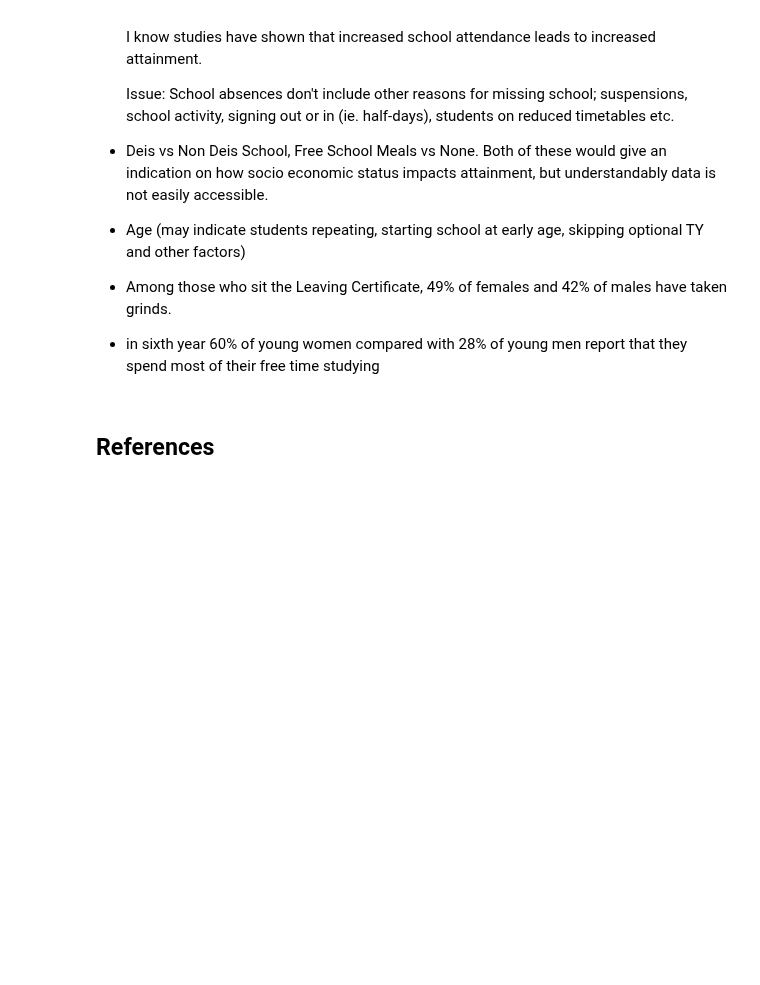
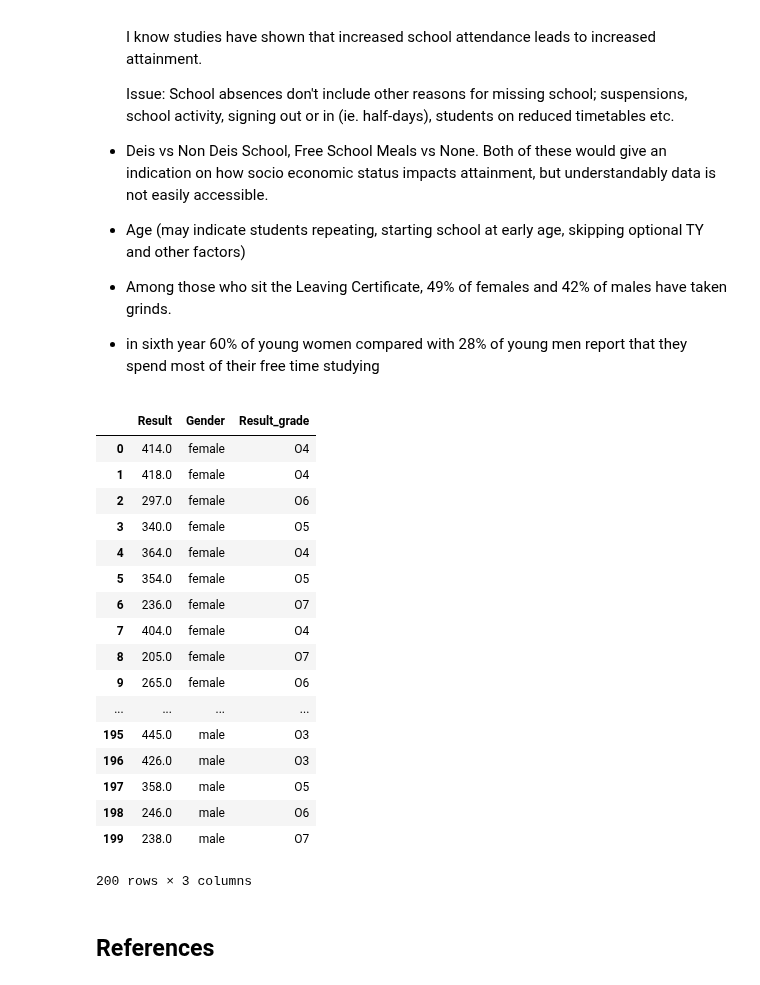
Before and after one commit to MarionMcG/python-fundamentals-project, a Jupyter notebook: exam-cohort.ipynb, the cells around one changed output. Drawn from its saved outputs; the diff is of its cells as text; code cells hidden in the pictures; blank space fills up the shorter version.

```diff
--- a/exam-cohort.ipynb
+++ b/exam-cohort.ipynb
@@ -301,6 +301,27 @@ Other factors to consider
 - Age (may indicate students repeating, starting school at early age, skipping optional TY and other factors)
 - Among those who sit the Leaving Certificate, 49% of females and 42% of males have taken grinds.
 - in sixth year 60% of young women compared with 28% of young men report that they spend most of their free time studying
+# %%
+df
+# %% [output]
+|  | Result | Gender | Result_grade |
+| 0 | 414.0 | female | O4 |
+| 1 | 418.0 | female | O4 |
+| 2 | 297.0 | female | O6 |
+| 3 | 340.0 | female | O5 |
+| 4 | 364.0 | female | O4 |
+| 5 | 354.0 | female | O5 |
+| 6 | 236.0 | female | O7 |
+| 7 | 404.0 | female | O4 |
+| 8 | 205.0 | female | O7 |
+| 9 | 265.0 | female | O6 |
+| ... | ... | ... | ... |
+| 195 | 445.0 | male | O3 |
+| 196 | 426.0 | male | O3 |
+| 197 | 358.0 | male | O5 |
+| 198 | 246.0 | male | O6 |
+| 199 | 238.0 | male | O7 |
+200 rows × 3 columns
 # %% [markdown]
 ## References
 # %% [markdown]
```
Also changed, not shown: parts of 7 cells of this notebook.
